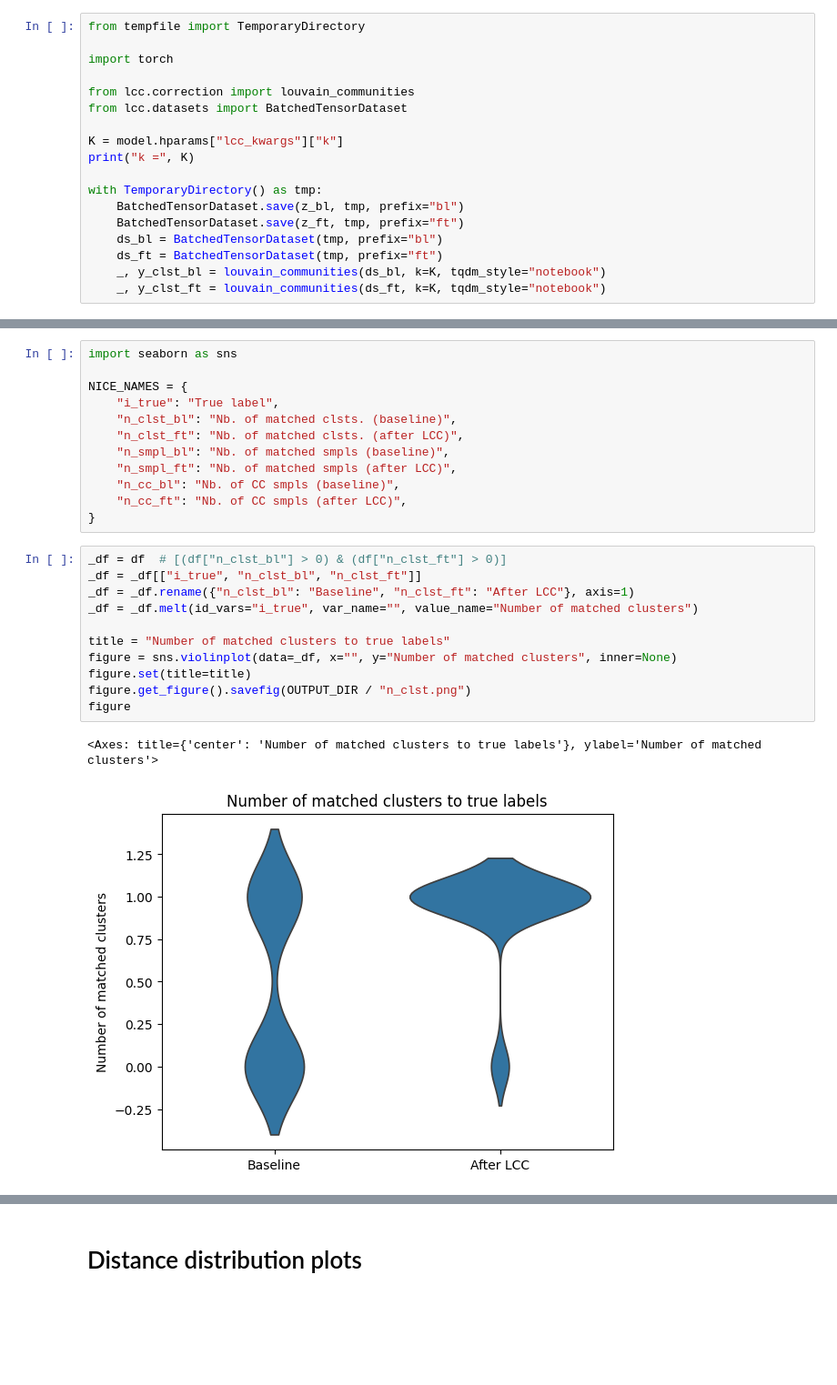
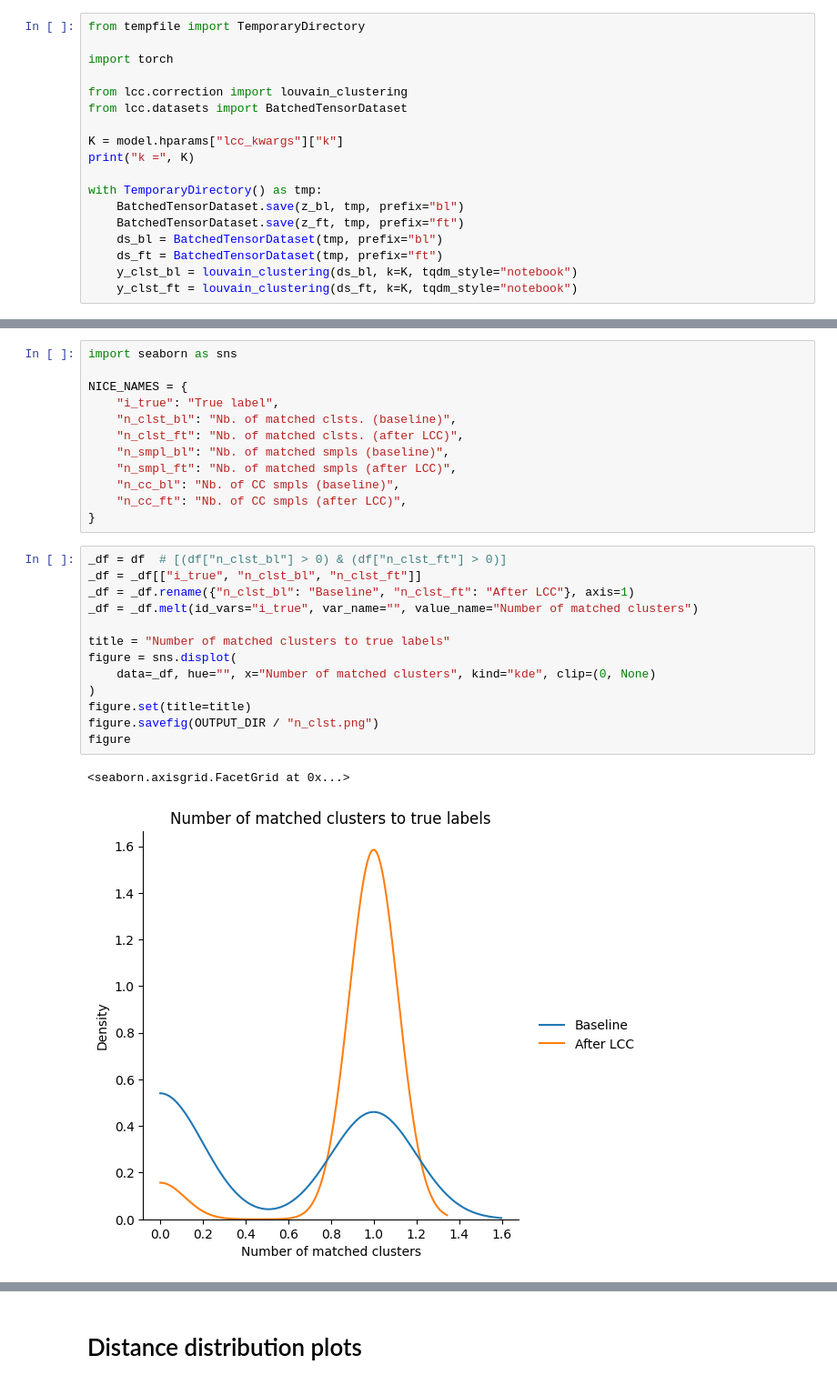
Before and after one commit to altaris/lcc, a Jupyter notebook: dd.ipynb, the cells around one changed output, grey strips where cells are left out. Shown at 91% size. Saved outputs shown, nothing was run; the diff lists cells and outputs as text; blank space fills up the shorter version.

Commit message:
Distance distribution notebook

```diff
--- a/dd.ipynb
+++ b/dd.ipynb
@@ -157,7 +157,7 @@ from tempfile import TemporaryDirectory
 
 import torch
 
-from lcc.correction import louvain_communities
+from lcc.correction import louvain_clustering
 from lcc.datasets import BatchedTensorDataset
 
 K = model.hparams["lcc_kwargs"]["k"]
@@ -168,6 +168,6 @@ with TemporaryDirectory() as tmp:
     BatchedTensorDataset.save(z_ft, tmp, prefix="ft")
     ds_bl = BatchedTensorDataset(tmp, prefix="bl")
     ds_ft = BatchedTensorDataset(tmp, prefix="ft")
-    _, y_clst_bl = louvain_communities(ds_bl, k=K, tqdm_style="notebook")
-    _, y_clst_ft = louvain_communities(ds_ft, k=K, tqdm_style="notebook")
+    y_clst_bl = louvain_clustering(ds_bl, k=K, tqdm_style="notebook")
+    y_clst_ft = louvain_clustering(ds_ft, k=K, tqdm_style="notebook")
 # %% [output]
@@ -263,17 +263,19 @@ NICE_NAMES = {
 # %%
 _df = df  # [(df["n_clst_bl"] > 0) & (df["n_clst_ft"] > 0)]
 _df = _df[["i_true", "n_clst_bl", "n_clst_ft"]]
 _df = _df.rename({"n_clst_bl": "Baseline", "n_clst_ft": "After LCC"}, axis=1)
 _df = _df.melt(id_vars="i_true", var_name="", value_name="Number of matched clusters")
 
 title = "Number of matched clusters to true labels"
-figure = sns.violinplot(data=_df, x="", y="Number of matched clusters", inner=None)
+figure = sns.displot(
+    data=_df, hue="", x="Number of matched clusters", kind="kde", clip=(0, None)
+)
 figure.set(title=title)
-figure.get_figure().savefig(OUTPUT_DIR / "n_clst.png")
+figure.savefig(OUTPUT_DIR / "n_clst.png")
 figure
 # %% [output]
-<Axes: title={'center': 'Number of matched clusters to true labels'}, ylabel='Number of matched clusters'>
+<seaborn.axisgrid.FacetGrid at 0x...>
-[figure, old version]
+[figure, new version]
 # %%
 _df = df  # [(df["n_clst_bl"] > 0) & (df["n_clst_ft"] > 0)]
 _df = _df[["i_true", "n_smpl_bl", "n_smpl_ft"]]
```
Also changed, not shown: parts of 9 cells of this notebook.
